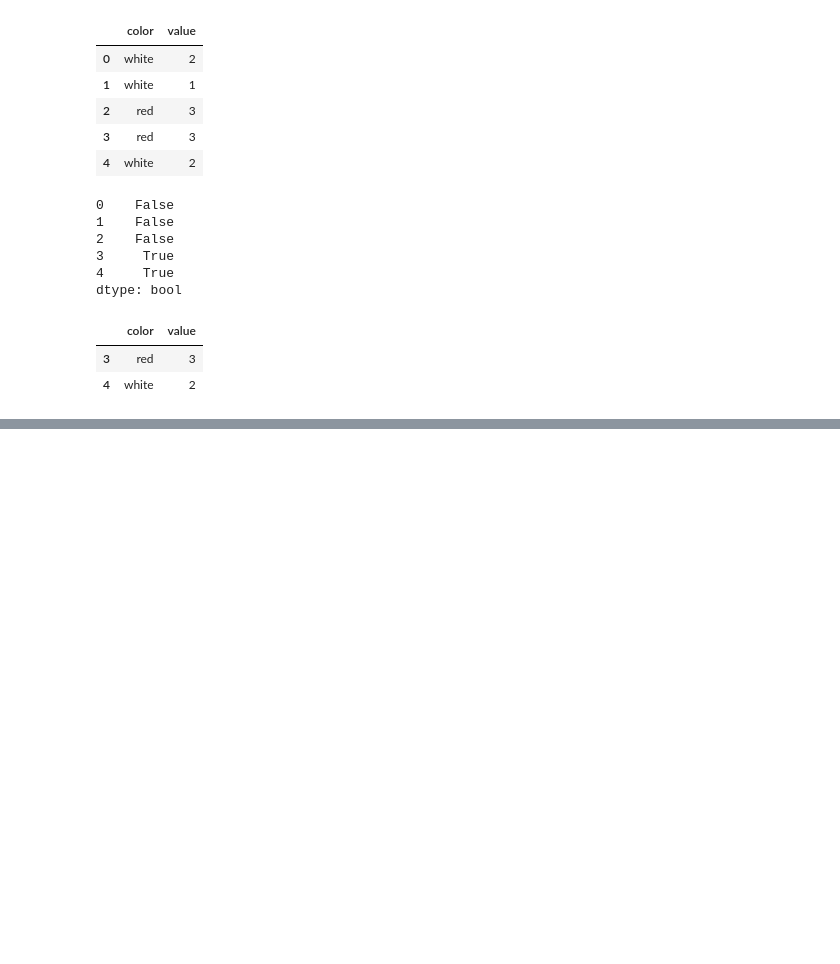
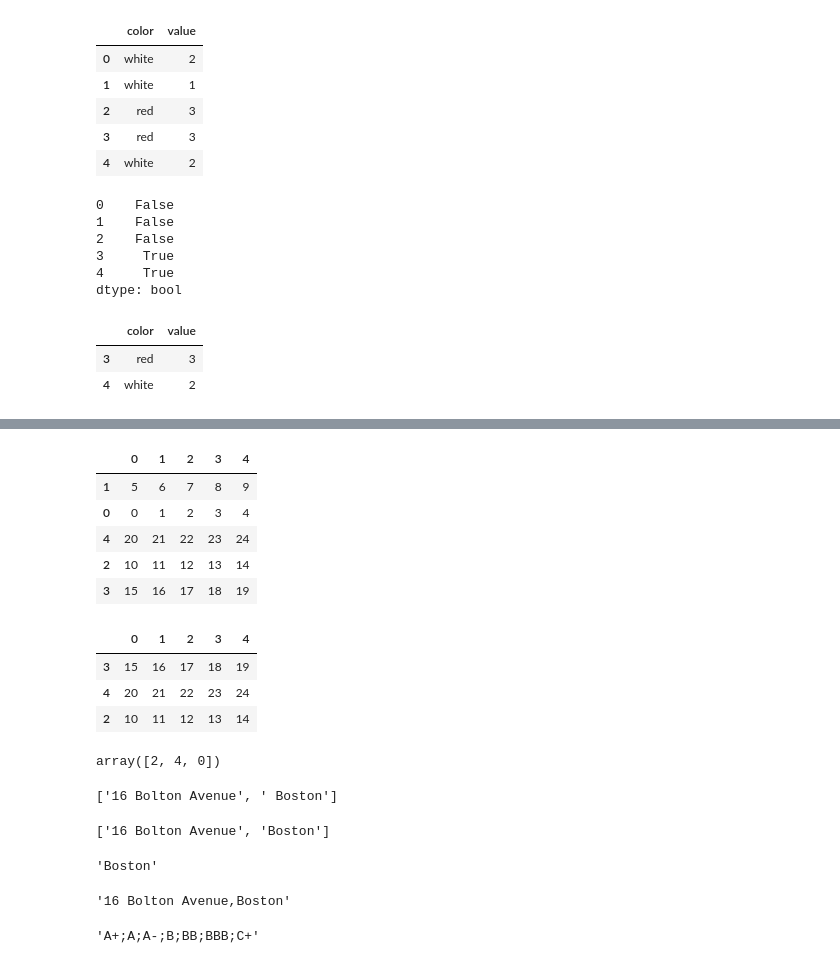
Before and after one commit to Afrochemist/OverviewNotes, a Jupyter notebook: Pandas-Numpy-Matplotlib.ipynb, the cells around one changed output, grey strips where cells are left out. Drawn from its saved outputs; the diff is of its cells as text; code cells hidden in the pictures; blank space fills up the shorter version.

```diff
--- a/Pandas-Numpy-Matplotlib.ipynb
+++ b/Pandas-Numpy-Matplotlib.ipynb
@@ -1313,0 +1571,17 @@ dframe[dframe.duplicated()]
+# %%
+nframe.take(new_order)
+# %% [output]
+|  | 0 | 1 | 2 | 3 | 4 |
+| 1 | 5 | 6 | 7 | 8 | 9 |
+| 0 | 0 | 1 | 2 | 3 | 4 |
+| 4 | 20 | 21 | 22 | 23 | 24 |
+| 2 | 10 | 11 | 12 | 13 | 14 |
+| 3 | 15 | 16 | 17 | 18 | 19 |
+# %%
+new_order = [3,4,2]
+nframe.take(new_order)
+# %% [output]
+|  | 0 | 1 | 2 | 3 | 4 |
+| 3 | 15 | 16 | 17 | 18 | 19 |
+| 4 | 20 | 21 | 22 | 23 | 24 |
+| 2 | 10 | 11 | 12 | 13 | 14 |
@@ -1313,0 +1590,5 @@ dframe[dframe.duplicated()]
+# %%
+sample = np.random.randint(0,len(nframe),size=3)
+sample
+# %% [output]
+array([2, 4, 0])
@@ -1313,0 +1597,25 @@ dframe[dframe.duplicated()]
+# %%
+text = '16 Bolton Avenue, Boston'
+text.split(',')
+# %% [output]
+['16 Bolton Avenue', ' Boston']
+# %%
+tokens = [s.strip() for s in text.split(',')]
+tokens
+# %% [output]
+['16 Bolton Avenue', 'Boston']
+# %%
+address, city = [s.strip() for s in text.split(',')]
+address
+city
+# %% [output]
+'Boston'
+# %%
+address + ',' + city
+# %% [output]
+'16 Bolton Avenue,Boston'
+# %%
+strings = ['A+','A','A-','B','BB','BBB','C+']
+';'.join(strings)
+# %% [output]
+'A+;A;A-;B;BB;BBB;C+'
```
Also changed, not shown: parts of 53 cells of this notebook.
